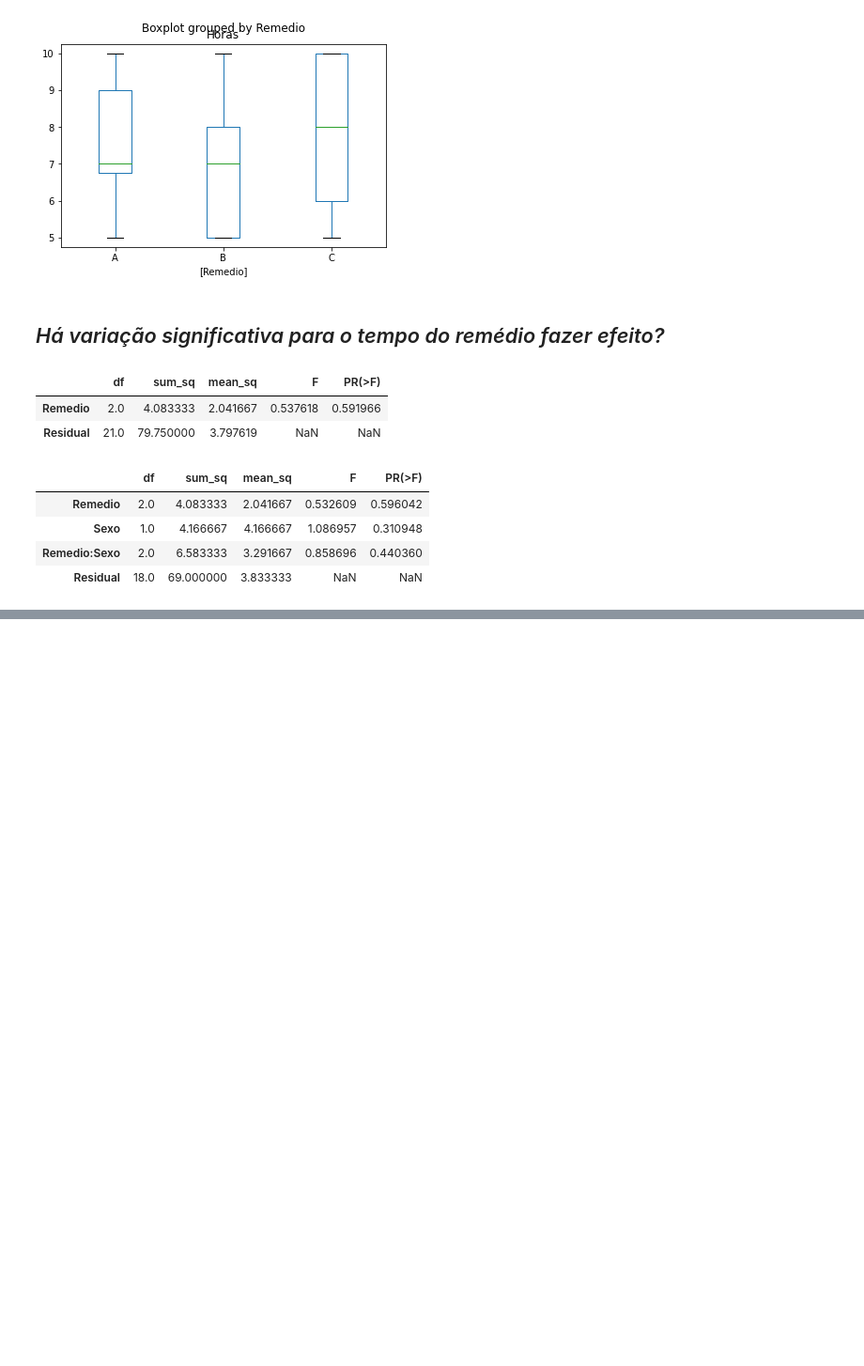
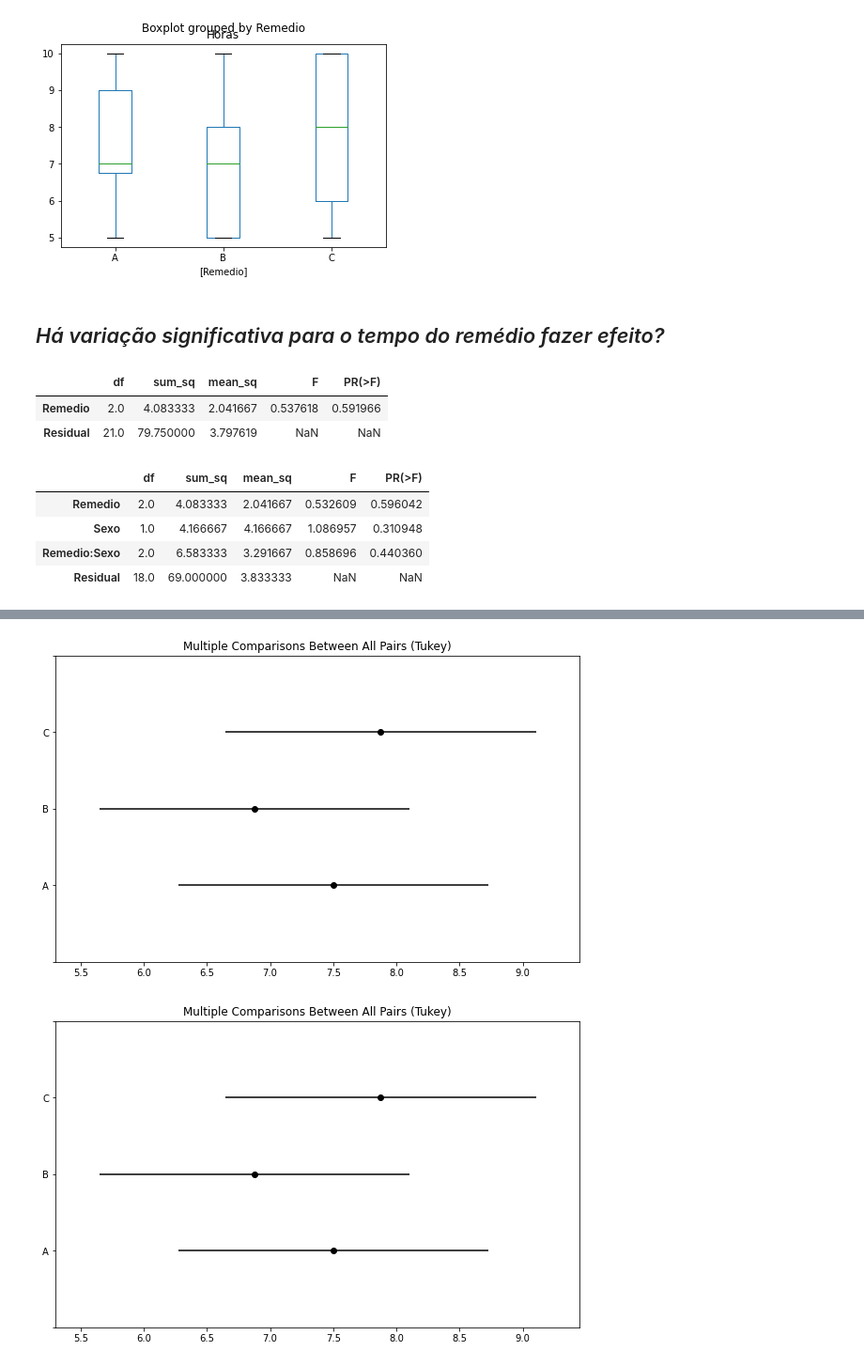
Before and after one commit to Beloin/cientista_de_dados, a Jupyter notebook: estatistica_2/anova.ipynb, the cells around one changed output, grey strips where cells are left out. Shown at 94% size. Cells and saved outputs as stored; diff of their text form; code cells hidden in the pictures; blank space fills up the shorter version.

```diff
--- a/estatistica_2/anova.ipynb
+++ b/estatistica_2/anova.ipynb
@@ -51,3 +51,9 @@ resultados2
 | Sexo | 1.0 | 4.166667 | 4.166667 | 1.086957 | 0.310948 |
 | Remedio:Sexo | 2.0 | 6.583333 | 3.291667 | 0.858696 | 0.440360 |
 | Residual | 18.0 | 69.000000 | 3.833333 | NaN | NaN |
+# %%
+# Se houver diferença o teste de Turkey é executado
+mc = MultiComparison(tratamento['Horas'], tratamento['Remedio'])
+resultados_test = mc.tukeyhsd()
+
+print(resultados_test)
@@ -53,0 +69,5 @@ resultados2
+# %%
+resultados_test.plot_simultaneous()
+# %% [output]
+[figure, added]
+[figure, added]
```
Also changed, not shown: parts of 1 cell of this notebook.
